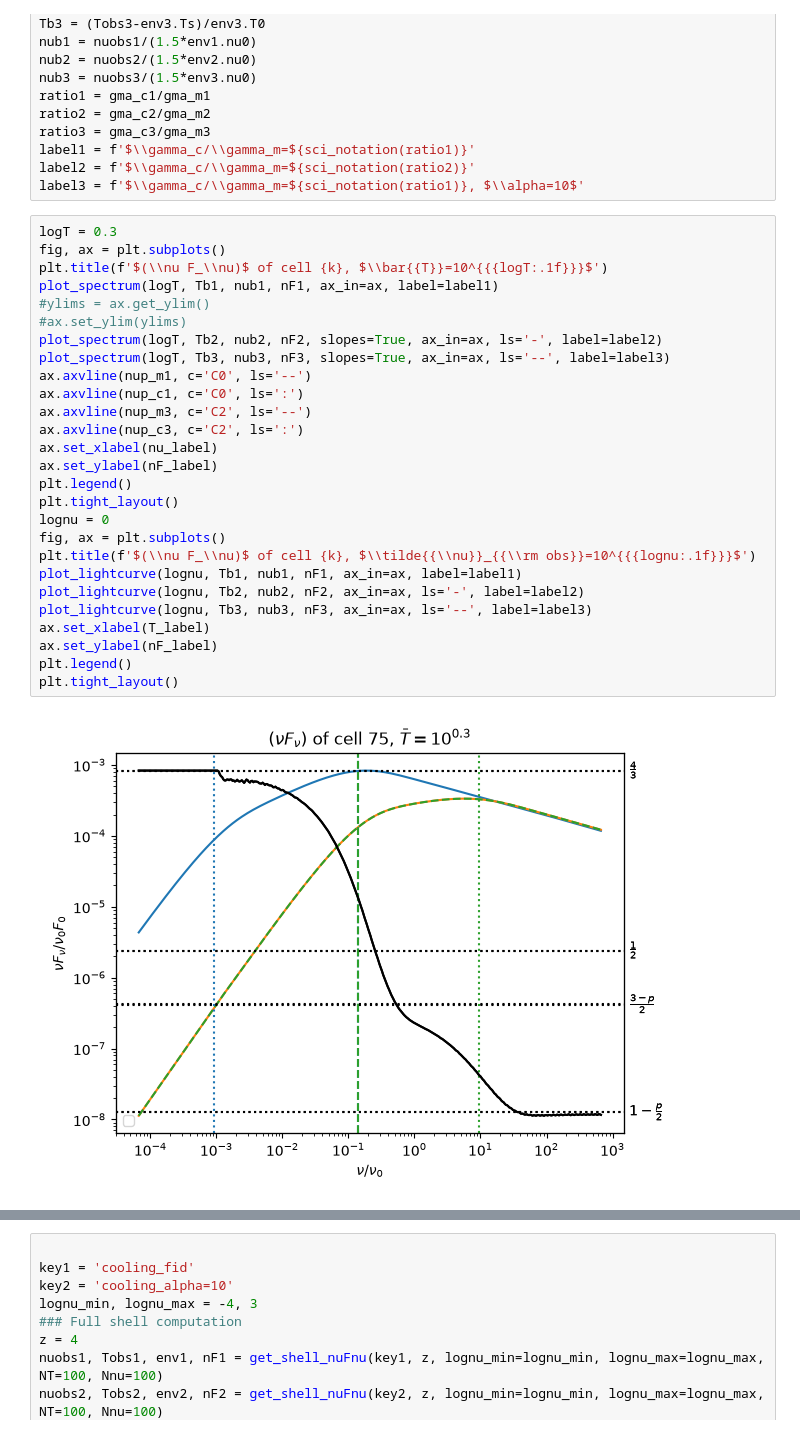
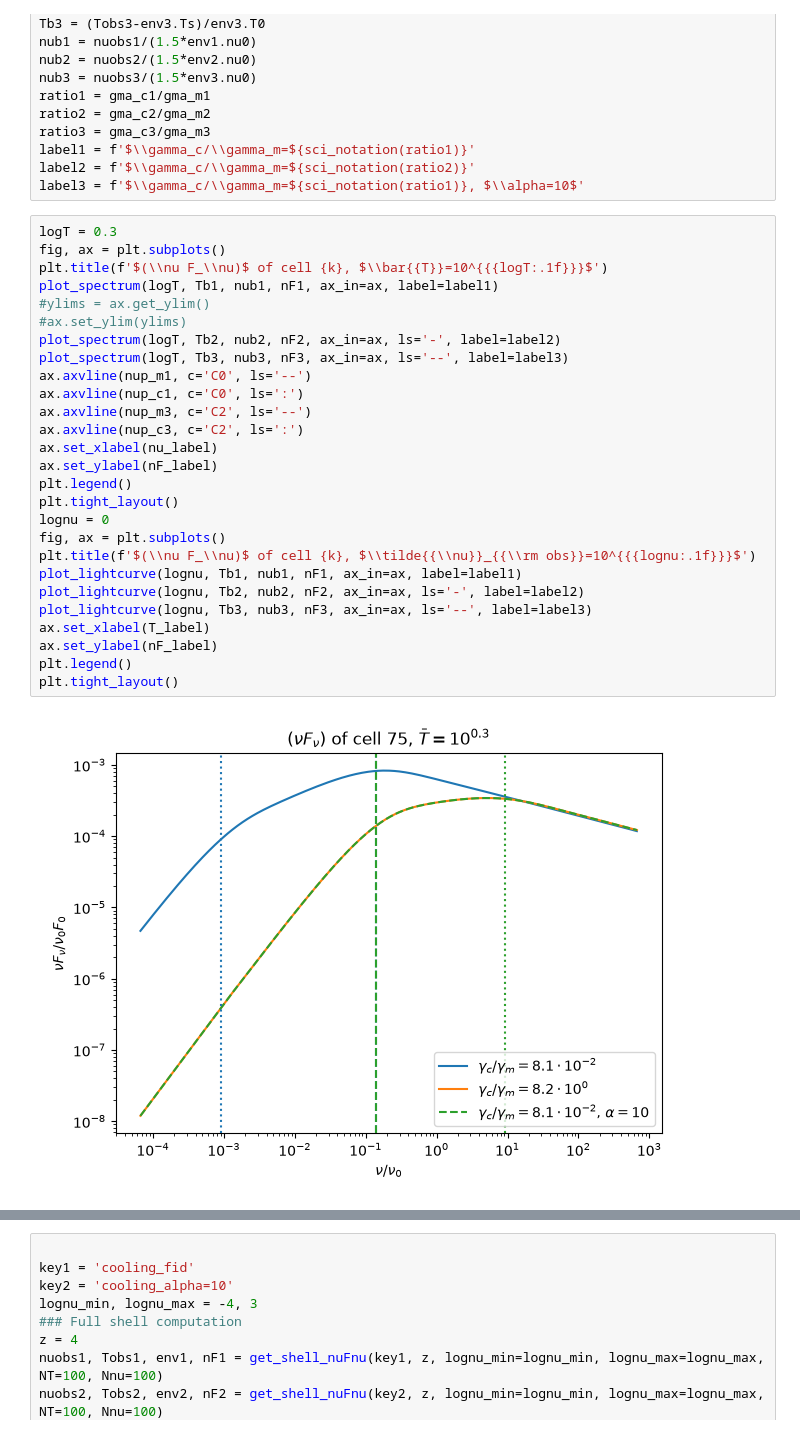
Before and after one commit to ACharletENSL/GAMMA_MWN, a Jupyter notebook: bin/Tools/project_v2/test_cooling.ipynb, the cells around one changed output, grey strips where cells are left out. Saved outputs shown, nothing was run; the diff lists cells and outputs as text.

```diff
--- a/bin/Tools/project_v2/test_cooling.ipynb
+++ b/bin/Tools/project_v2/test_cooling.ipynb
@@ -75,32 +169,32 @@ label3 = f'$\\gamma_c/\\gamma_m=${sci_notation(ratio1)}, $\\alpha=10$'
 # %%
 logT = 0.3
 fig, ax = plt.subplots()
 plt.title(f'$(\\nu F_\\nu)$ of cell {k}, $\\bar{{T}}=10^{{{logT:.1f}}}$')
 plot_spectrum(logT, Tb1, nub1, nF1, ax_in=ax, label=label1)
 #ylims = ax.get_ylim()
 #ax.set_ylim(ylims)
-plot_spectrum(logT, Tb2, nub2, nF2, slopes=True, ax_in=ax, ls='-', label=label2)
-plot_spectrum(logT, Tb3, nub3, nF3, slopes=True, ax_in=ax, ls='--', label=label3)
+plot_spectrum(logT, Tb2, nub2, nF2, ax_in=ax, ls='-', label=label2)
+plot_spectrum(logT, Tb3, nub3, nF3, ax_in=ax, ls='--', label=label3)
 ax.axvline(nup_m1, c='C0', ls='--')
 ax.axvline(nup_c1, c='C0', ls=':')
 ax.axvline(nup_m3, c='C2', ls='--')
 ax.axvline(nup_c3, c='C2', ls=':')
 ax.set_xlabel(nu_label)
 ax.set_ylabel(nF_label)
 plt.legend()
 plt.tight_layout()
 lognu = 0
 fig, ax = plt.subplots()
 plt.title(f'$(\\nu F_\\nu)$ of cell {k}, $\\tilde{{\\nu}}_{{\\rm obs}}=10^{{{lognu:.1f}}}$')
 plot_lightcurve(lognu, Tb1, nub1, nF1, ax_in=ax, label=label1)
 plot_lightcurve(lognu, Tb2, nub2, nF2, ax_in=ax, ls='-', label=label2)
 plot_lightcurve(lognu, Tb3, nub3, nF3, ax_in=ax, ls='--', label=label3)
 ax.set_xlabel(T_label)
 ax.set_ylabel(nF_label)
 plt.legend()
 plt.tight_layout()
 # %% [output]
-[figure, old version]
+[figure, new version]
 [figure]
 # %%
 
```
Also changed, not shown: parts of 17 cells of this notebook, 43 other files.
